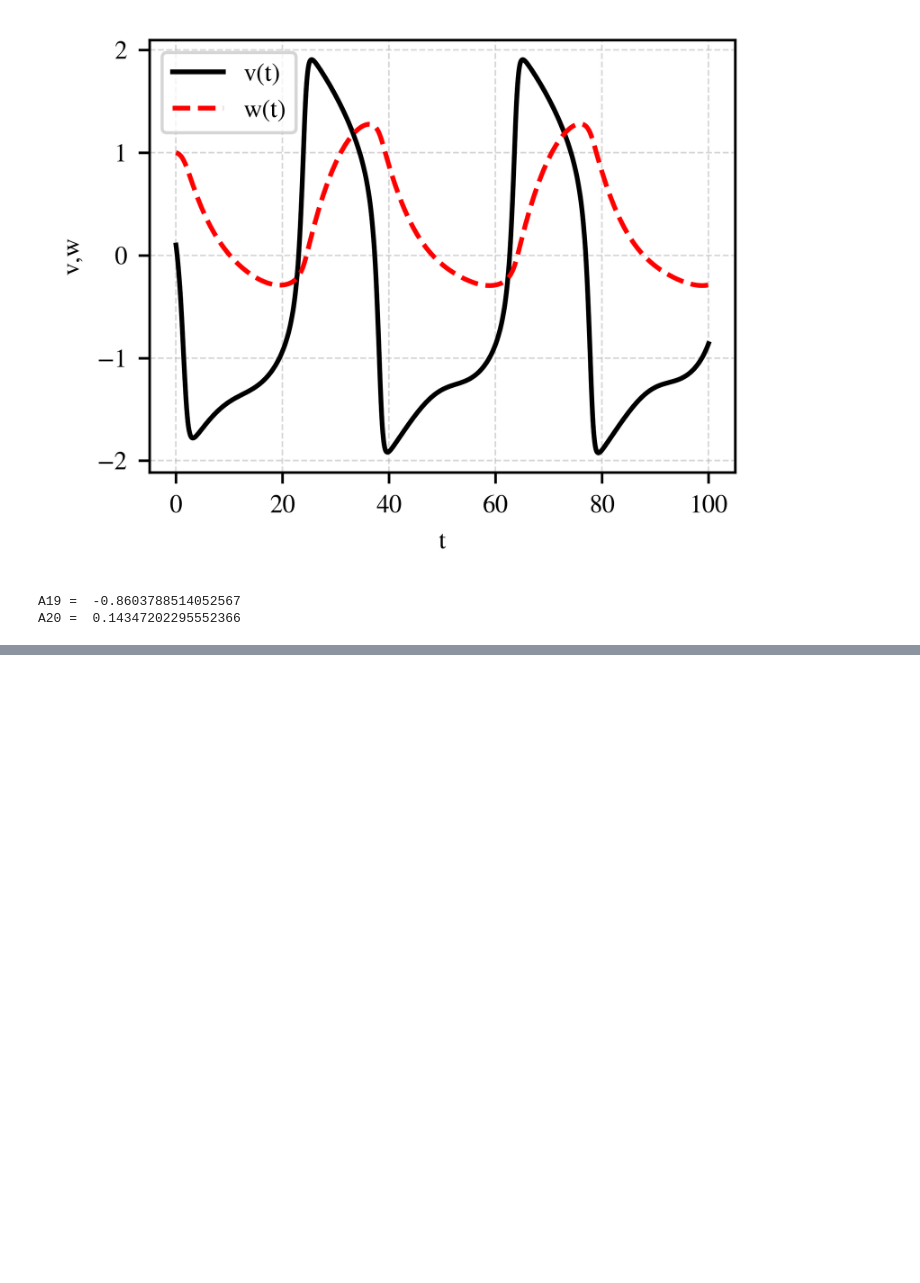
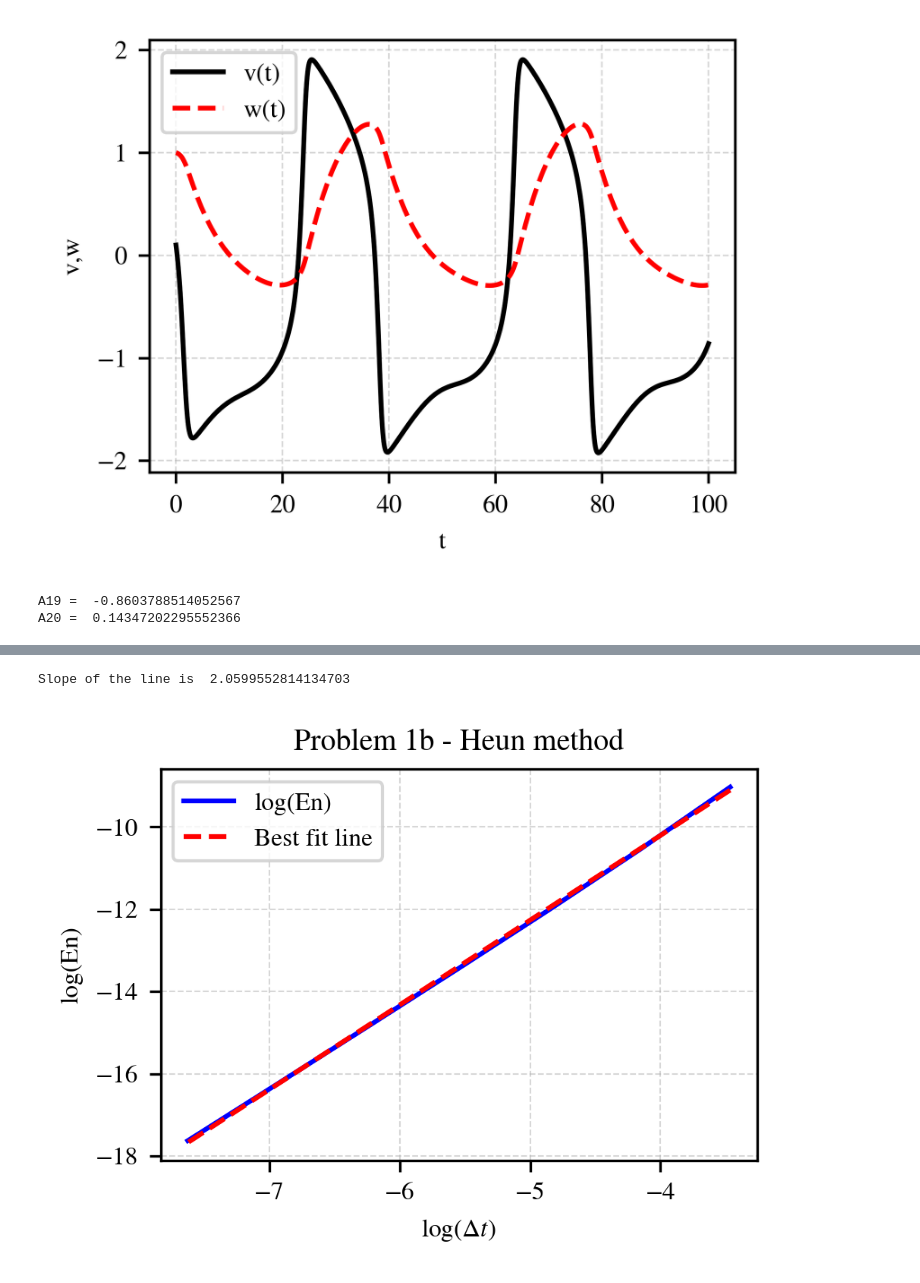
Before and after one commit to professorchaman/AMATH-581, a Jupyter notebook: HW_01/HW_01.ipynb, the cells around one changed output, grey strips where cells are left out. Saved outputs shown, nothing was run; the diff lists cells and outputs as text; code cells hidden in the pictures; blank space fills up the shorter version.

Commit message:
Add report code and figures

```diff
--- a/HW_01/HW_01.ipynb
+++ b/HW_01/HW_01.ipynb
@@ -484,0 +492,20 @@ A20 =  0.14347202295552366
+# %%
+## Set graphing properties
+
+# matplotlib.rcParams['font.sans-serif'] = ['Arial'] # Helvetica
+# plt.rcParams["figure.figsize"] = (16,7)
+
+# SMALL_SIZE = 16
+# MEDIUM_SIZE = 18
+# BIGGER_SIZE = 20
+
+# plt.rcParams['axes.facecolor']='white'
+# plt.rcParams['savefig.facecolor']='white'
+# plt.rc('font', size=SMALL_SIZE)  # controls default text sizes
+# plt.rc('axes', titlesize=SMALL_SIZE)  # fontsize of the axes title
+# plt.rc('axes', labelsize=MEDIUM_SIZE)  # fontsize of the x and y labels
+# plt.rc('xtick', labelsize=SMALL_SIZE)  # fontsize of the tick labels
+# plt.rc('ytick', labelsize=SMALL_SIZE)  # fontsize of the tick labels
+# plt.rc('legend', fontsize=SMALL_SIZE)  # legend fontsize
+# plt.rc('figure', titlesize=BIGGER_SIZE)  # fontsize of the figure title
+plt.style.use(['ieee'])
@@ -484,0 +619,45 @@ A20 =  0.14347202295552366
+# %%
+exp_range = [5,6,7,8,9,10,11]
+step_sizes = [2**(-idx) for idx in exp_range]
+error_global = []
+
+for h in step_sizes:
+    # Number of steps
+    n = int((tn - t0) / h)
+
+    ode_solver_h1 = ODE_solvers(f1, t0, x0, h, n)
+
+    # Solve ODE
+    t, x = ode_solver_h1.heun()
+
+    # Store local truncation error \epsilon_1 = |x(t_1) - x_1|
+    error = np.zeros(n+1)
+    error[0] = 0
+    for i in range(n):
+        error[i+1] = np.abs(exact1(t[i+1]) - x[i+1])
+    En = error[n]
+    error_global.append(En)
+
+log_En = np.log(error_global)
+log_h = np.log(step_sizes)
+
+# Fit a line to the log-log plot
+coeffs = np.polyfit(log_h, log_En, 1)
+poly = np.poly1d(coeffs)
+print('Slope of the line is ', coeffs[0])
+
+# Plot log-log plot
+fig1, ax1 = plt.subplots(dpi=300)
+ax1.plot(log_h, log_En, 'b-', label='log(En)')
+ax1.plot(log_h, poly(log_h), 'r--', label='Best fit line')
+ax1.set_xlabel('log($\Delta t$)')
+ax1.set_ylabel('log(En)')
+ax1.set_title('Problem 1b - Heun method')
+ax1.legend()
+ax1.grid(linestyle='--', linewidth=0.5, alpha=0.5)
+# plt.show()
+plt.tight_layout()
+plt.savefig('Problem_1b.png', dpi=300)
+# %% [output]
+Slope of the line is  2.0599552814134703
+[figure, added]
```
Also changed, not shown: parts of 11 cells of this notebook, 4 other files.
